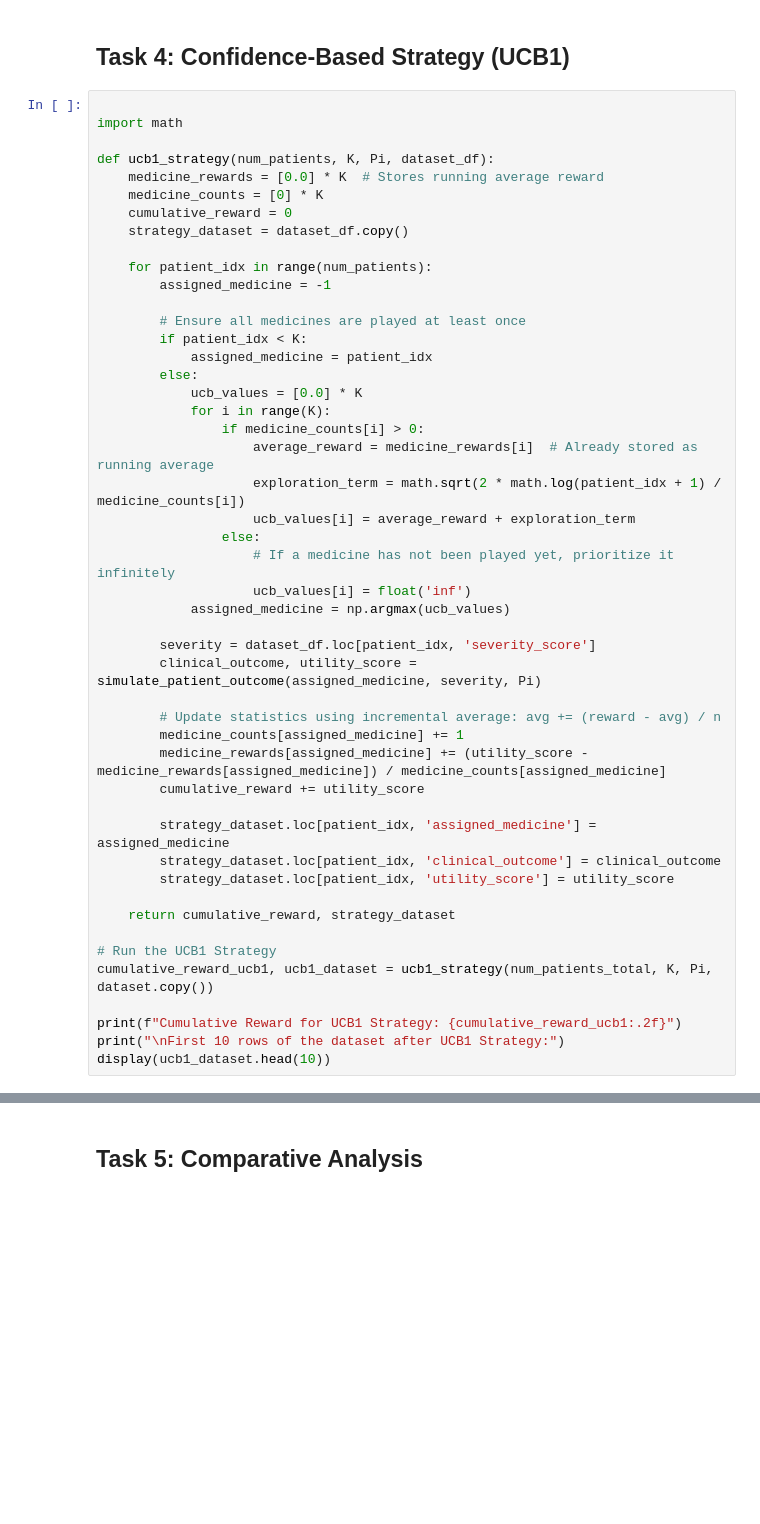
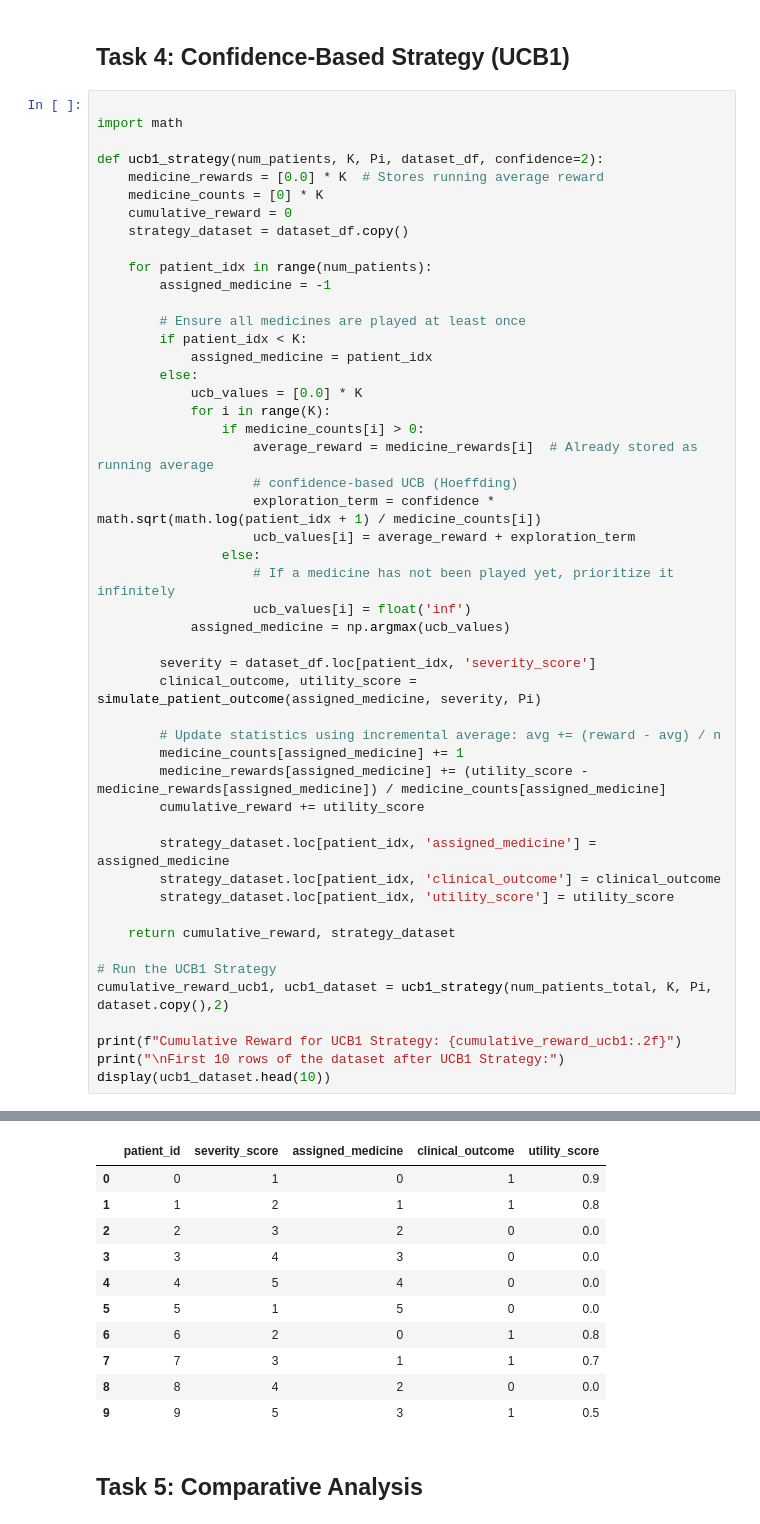
Before and after one commit to Partho-SD/DRL-MAB, a Jupyter notebook: DRL_MAB_Assignment1.ipynb, the cells around one changed output, grey strips where cells are left out. Drawn from its saved outputs; the diff is of its cells as text; blank space fills up the shorter version.

```diff
--- a/DRL_MAB_Assignment1.ipynb
+++ b/DRL_MAB_Assignment1.ipynb
@@ -199,7 +250,7 @@ display(cct_dataset_10.head(10))
 
 import math
 
-def ucb1_strategy(num_patients, K, Pi, dataset_df):
+def ucb1_strategy(num_patients, K, Pi, dataset_df, confidence=2):
     medicine_rewards = [0.0] * K  # Stores running average reward
     medicine_counts = [0] * K
     cumulative_reward = 0
@@ -216,7 +267,8 @@ def ucb1_strategy(num_patients, K, Pi, dataset_df):
             for i in range(K):
                 if medicine_counts[i] > 0:
                     average_reward = medicine_rewards[i]  # Already stored as running average
-                    exploration_term = math.sqrt(2 * math.log(patient_idx + 1) / medicine_counts[i])
+                    # confidence-based UCB (Hoeffding)
+                    exploration_term = confidence * math.sqrt(math.log(patient_idx + 1) / medicine_counts[i])
                     ucb_values[i] = average_reward + exploration_term
                 else:
                     # If a medicine has not been played yet, prioritize it infinitely
@@ -238,8 +290,9 @@ def ucb1_strategy(num_patients, K, Pi, dataset_df):
     return cumulative_reward, strategy_dataset
 
 # Run the UCB1 Strategy
-cumulative_reward_ucb1, ucb1_dataset = ucb1_strategy(num_patients_total, K, Pi, dataset.copy())
+cumulative_reward_ucb1, ucb1_dataset = ucb1_strategy(num_patients_total, K, Pi, dataset.copy(),2)
 
 print(f"Cumulative Reward for UCB1 Strategy: {cumulative_reward_ucb1:.2f}")
 print("\nFirst 10 rows of the dataset after UCB1 Strategy:")
 display(ucb1_dataset.head(10))
+# %% [output]
@@ -246,3 +302,14 @@ display(ucb1_dataset.head(10))
+|  | patient_id | severity_score | assigned_medicine | clinical_outcome | utility_score |
+| 0 | 0 | 1 | 0 | 1 | 0.9 |
+| 1 | 1 | 2 | 1 | 1 | 0.8 |
+| 2 | 2 | 3 | 2 | 0 | 0.0 |
+| 3 | 3 | 4 | 3 | 0 | 0.0 |
+| 4 | 4 | 5 | 4 | 0 | 0.0 |
+| 5 | 5 | 1 | 5 | 0 | 0.0 |
+| 6 | 6 | 2 | 0 | 1 | 0.8 |
+| 7 | 7 | 3 | 1 | 1 | 0.7 |
+| 8 | 8 | 4 | 2 | 0 | 0.0 |
+| 9 | 9 | 5 | 3 | 1 | 0.5 |
 # %% [markdown]
 ## Task 5: Comparative Analysis
 # %%
```
Also changed, not shown: parts of 9 cells of this notebook.
